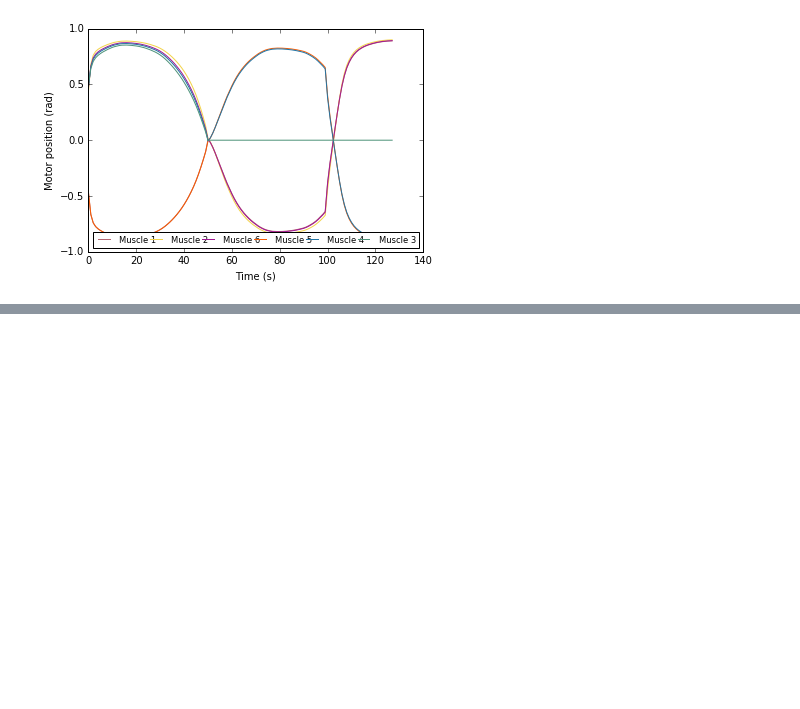
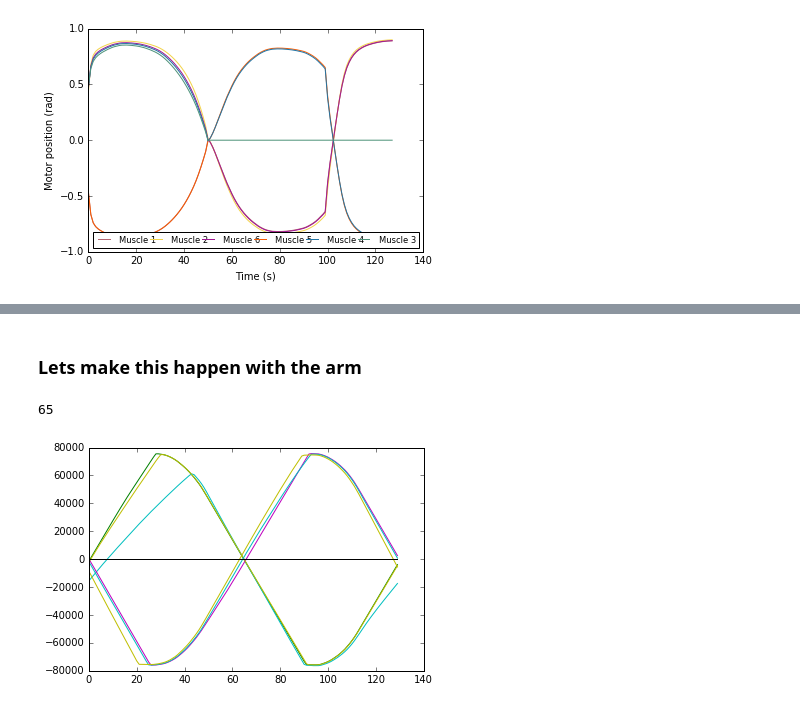
Before and after one commit to morpana/dep_memory, a Jupyter notebook: exploring_dep.ipynb, the cells around one changed output, grey strips where cells are left out. Drawn from its saved outputs; the diff is of its cells as text; code cells hidden in the pictures; blank space fills up the shorter version.

```diff
--- a/exploring_dep.ipynb
+++ b/exploring_dep.ipynb
@@ -306,0 +334,13 @@ plot_data(data)
+# %% [markdown]
+### Lets make this happen with the arm
+# %%
+# Need to transform base data to vector or muscle states
+id_ = "fs"
+period = len(bases[id_][0][:])/2
+print period
+pos = bases[id_][0][:]
+plt.plot(pos)
+plt.show()
+# %% [output]
+65
+[figure, added]
```
Also changed, not shown: parts of 3 cells of this notebook.
